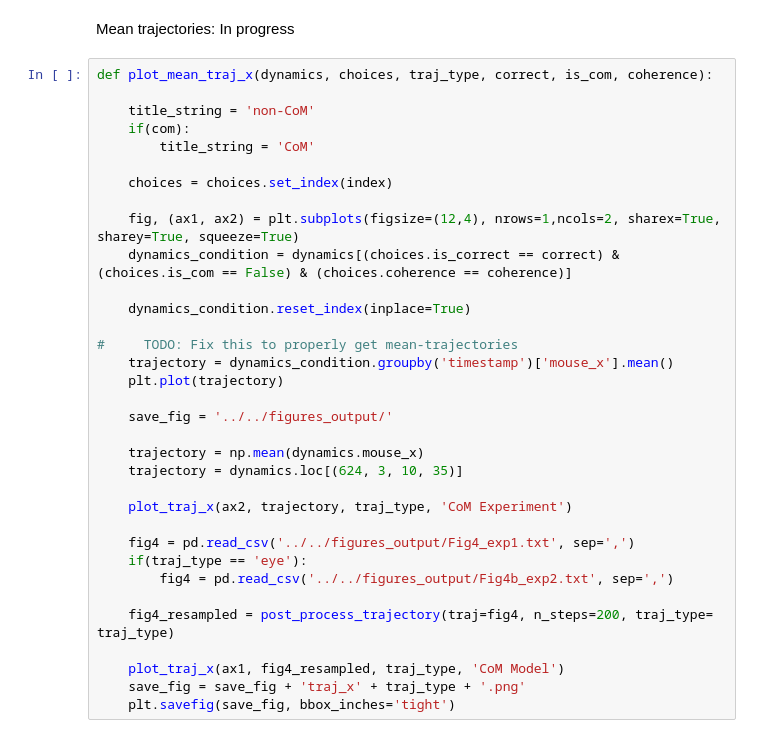
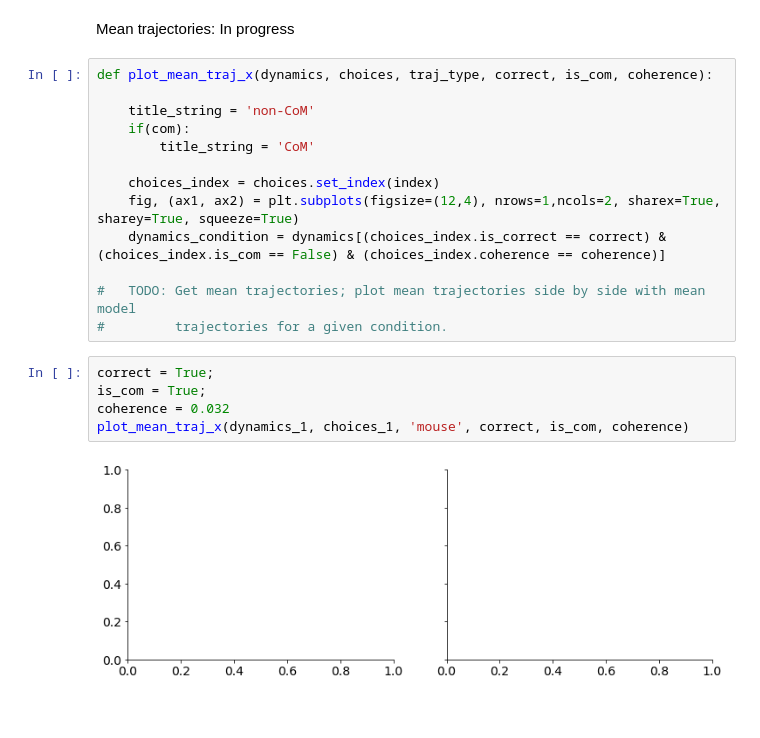
Before and after one commit to nidstigator/com_fixed_duration, a Jupyter notebook: plotting_code/notebooks/model_exp_sidebyside.ipynb, the cells around one changed output. Drawn from its saved outputs; the diff is of its cells as text.

Commit message:
Added TODOs for mean trajectories plotting function

```diff
--- a/plotting_code/notebooks/model_exp_sidebyside.ipynb
+++ b/plotting_code/notebooks/model_exp_sidebyside.ipynb
@@ -587,30 +587,16 @@ def plot_mean_traj_x(dynamics, choices, traj_type, correct, is_com, coherence):
     if(com):
         title_string = 'CoM'
 
-    choices = choices.set_index(index)
+    choices_index = choices.set_index(index)
+    fig, (ax1, ax2) = plt.subplots(figsize=(12,4), nrows=1,ncols=2, sharex=True, sharey=True, squeeze=True)
+    dynamics_condition = dynamics[(choices_index.is_correct == correct) & (choices_index.is_com == False) & (choices_index.coherence == coherence)]
 
-    fig, (ax1, ax2) = plt.subplots(figsize=(12,4), nrows=1,ncols=2, sharex=True, sharey=True, squeeze=True)
-    dynamics_condition = dynamics[(choices.is_correct == correct) & (choices.is_com == False) & (choices.coherence == coherence)]
-
-    dynamics_condition.reset_index(inplace=True)
-
-#     TODO: Fix this to properly get mean-trajectories
-    trajectory = dynamics_condition.groupby('timestamp')['mouse_x'].mean()
-    plt.plot(trajectory)
-
-    save_fig = '../../figures_output/'
-
-    trajectory = np.mean(dynamics.mouse_x)
-    trajectory = dynamics.loc[(624, 3, 10, 35)]
-
-    plot_traj_x(ax2, trajectory, traj_type, 'CoM Experiment')
-
-    fig4 = pd.read_csv('../../figures_output/Fig4_exp1.txt', sep=',')
-    if(traj_type == 'eye'):
-        fig4 = pd.read_csv('../../figures_output/Fig4b_exp2.txt', sep=',')
-
-    fig4_resampled = post_process_trajectory(traj=fig4, n_steps=200, traj_type= traj_type)
-
-    plot_traj_x(ax1, fig4_resampled, traj_type, 'CoM Model')
-    save_fig = save_fig + 'traj_x' + traj_type + '.png'
-    plt.savefig(save_fig, bbox_inches='tight')
+#   TODO: Get mean trajectories; plot mean trajectories side by side with mean model
+#         trajectories for a given condition.
+# %%
+correct = True;
+is_com = True;
+coherence = 0.032
+plot_mean_traj_x(dynamics_1, choices_1, 'mouse', correct, is_com, coherence)
+# %% [output]
+[figure, added]
```
